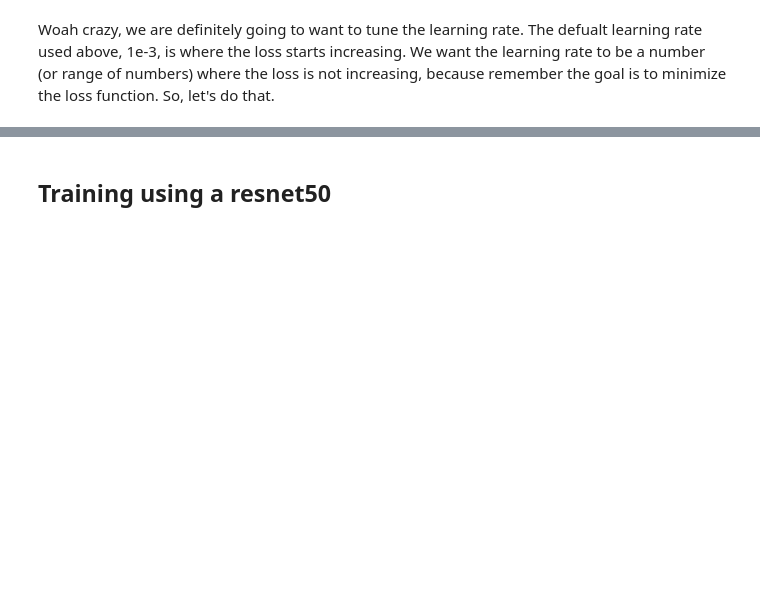
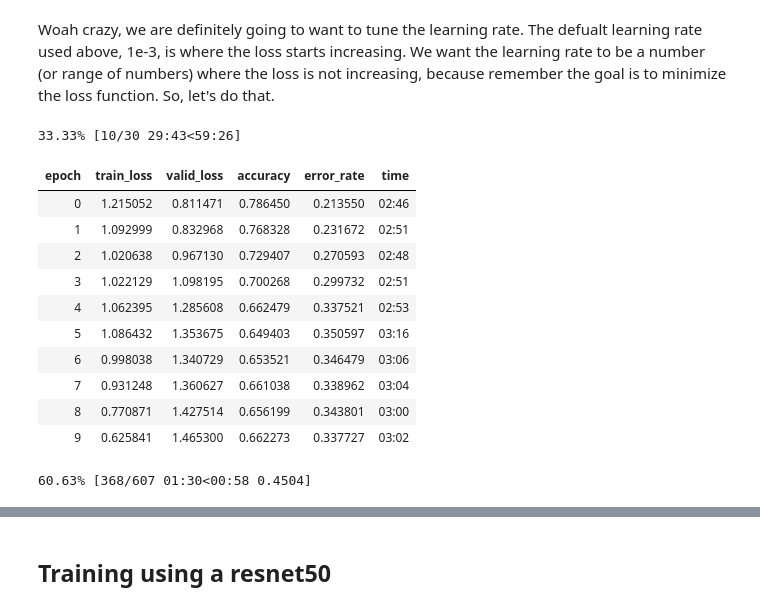
Before and after one commit to jakevc/deeplearn, a Jupyter notebook: BirdClassifier.ipynb, the cells around one changed output, grey strips where cells are left out. Cells and saved outputs as stored; diff of their text form; code cells hidden in the pictures; blank space fills up the shorter version.

```diff
--- a/BirdClassifier.ipynb
+++ b/BirdClassifier.ipynb
@@ -359,4 +332,18 @@ learn.recorder.plot()
 Woah crazy, we are definitely going to want to tune the learning rate. The defualt learning rate used above, 1e-3, is where the loss starts increasing. We want the learning rate to be a number (or range of numbers) where the loss is not increasing, because remember the goal is to minimize the loss function. So, let's do that.
 # %%
 learn.unfreeze()
-learn.fit_one_cycle(10, max_lr=slice(1e-5, 5e-4))
+learn.fit_one_cycle(30, max_lr=slice(3e-5, 3e-3))
+# %% [output]
+33.33% [10/30 29:43<59:26]
+| epoch | train_loss | valid_loss | accuracy | error_rate | time |
+| 0 | 1.215052 | 0.811471 | 0.786450 | 0.213550 | 02:46 |
+| 1 | 1.092999 | 0.832968 | 0.768328 | 0.231672 | 02:51 |
+| 2 | 1.020638 | 0.967130 | 0.729407 | 0.270593 | 02:48 |
+| 3 | 1.022129 | 1.098195 | 0.700268 | 0.299732 | 02:51 |
+| 4 | 1.062395 | 1.285608 | 0.662479 | 0.337521 | 02:53 |
+| 5 | 1.086432 | 1.353675 | 0.649403 | 0.350597 | 03:16 |
+| 6 | 0.998038 | 1.340729 | 0.653521 | 0.346479 | 03:06 |
+| 7 | 0.931248 | 1.360627 | 0.661038 | 0.338962 | 03:04 |
+| 8 | 0.770871 | 1.427514 | 0.656199 | 0.343801 | 03:00 |
+| 9 | 0.625841 | 1.465300 | 0.662273 | 0.337727 | 03:02 |
+60.63% [368/607 01:30<00:58 0.4504]
```
Also changed, not shown: parts of 19 cells of this notebook, 1 other file.
